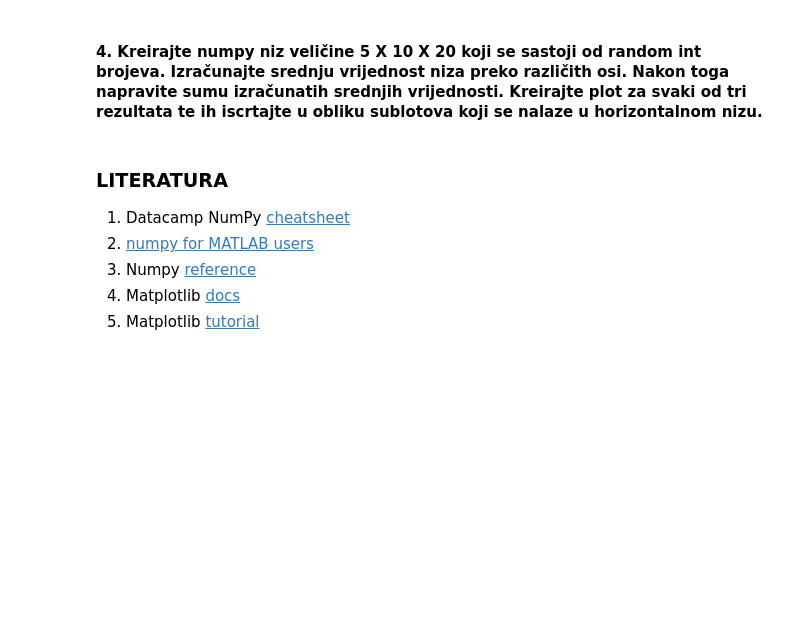
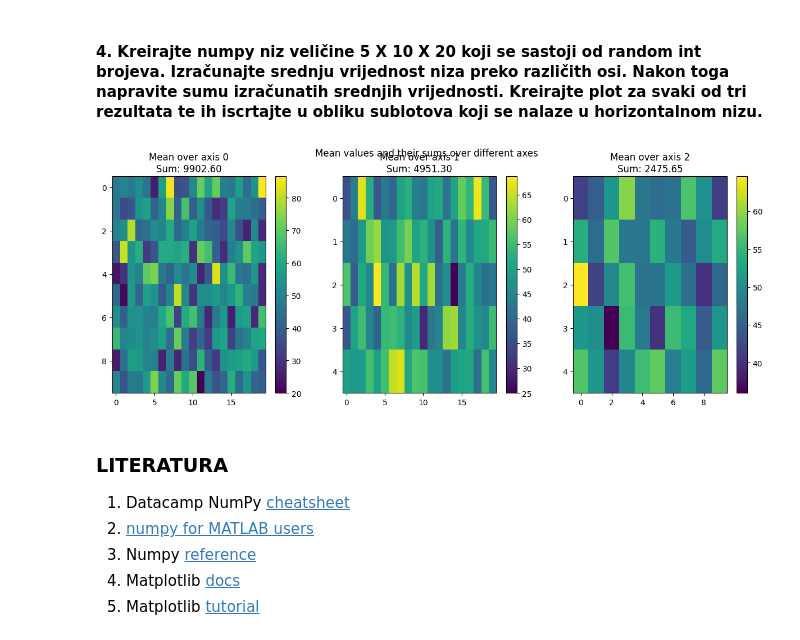
Before and after one commit to zobo24/Data_science_labs, a Jupyter notebook: lab_2/lab_2.ipynb, the cells around one changed output. Saved outputs shown, nothing was run; the diff lists cells and outputs as text; code cells hidden in the pictures; blank space fills up the shorter version.

```diff
--- a/lab_2/lab_2.ipynb
+++ b/lab_2/lab_2.ipynb
@@ -774,6 +774,42 @@ Originalni niz: [0.28614205 0.012323   0.79122749 0.29131305 0.21773345 0.815026
 Sortirani indeksi: [1 4 0 3 6 8 9 2 7 5]
 # %% [markdown]
 #### 4. Kreirajte numpy niz veličine 5 X 10 X 20 koji se sastoji od random int brojeva. Izračunajte srednju vrijednost niza preko različith osi. Nakon toga napravite sumu izračunatih srednjih vrijednosti. Kreirajte plot za svaki od tri rezultata te ih iscrtajte u obliku sublotova koji se nalaze u horizontalnom nizu.
+# %%
+# Kreiranje numpy niza veličine 5x10x20 koji se sastoji od random int brojeva
+array = np.random.randint(0, 100, (5, 10, 20))
+
+# Izračunavanje srednje vrijednosti niza preko različitih osi
+mean_axis0 = np.mean(array, axis=0)
+mean_axis1 = np.mean(array, axis=1)
+mean_axis2 = np.mean(array, axis=2)
+
+# Suma izračunatih srednjih vrijednosti
+sum_mean_axis0 = np.sum(mean_axis0)
+sum_mean_axis1 = np.sum(mean_axis1)
+sum_mean_axis2 = np.sum(mean_axis2)
+
+# Kreiranje plotova za svaki od tri rezultata
+plt.figure(figsize=(15, 5))
+
+plt.subplot(1, 3, 1)
+plt.imshow(mean_axis0, aspect='auto')
+plt.title(f'Mean over axis 0\nSum: {sum_mean_axis0:.2f}')
+plt.colorbar()
+
+plt.subplot(1, 3, 2)
+plt.imshow(mean_axis1, aspect='auto')
+plt.title(f'Mean over axis 1\nSum: {sum_mean_axis1:.2f}')
+plt.colorbar()
+
+plt.subplot(1, 3, 3)
+plt.imshow(mean_axis2, aspect='auto')
+plt.title(f'Mean over axis 2\nSum: {sum_mean_axis2:.2f}')
+plt.colorbar()
+
+plt.suptitle('Mean values and their sums over different axes ')
+plt.show()
+# %% [output]
+[figure, added]
 # %% [markdown]
 ### LITERATURA
 
```
